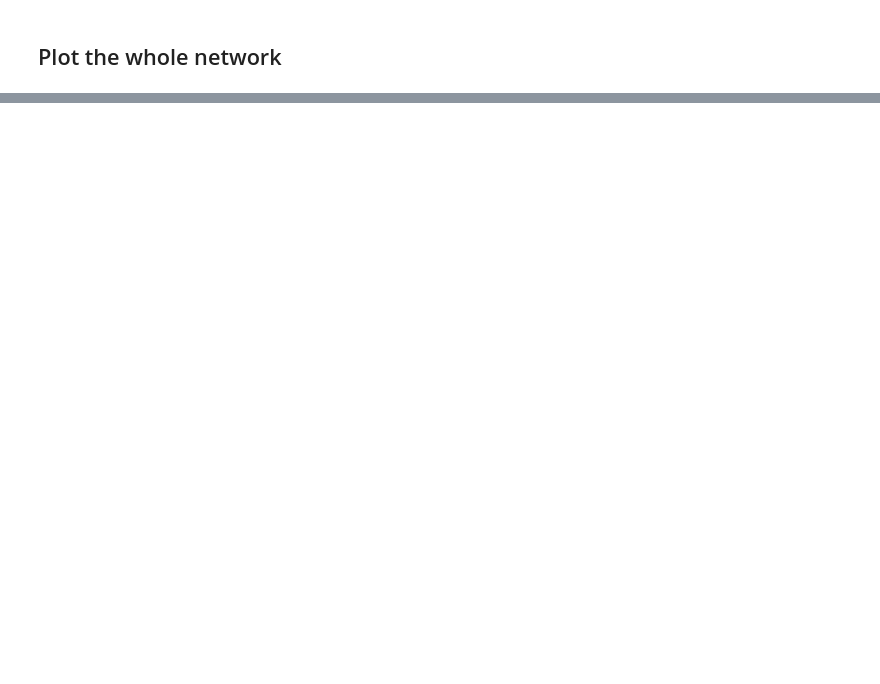
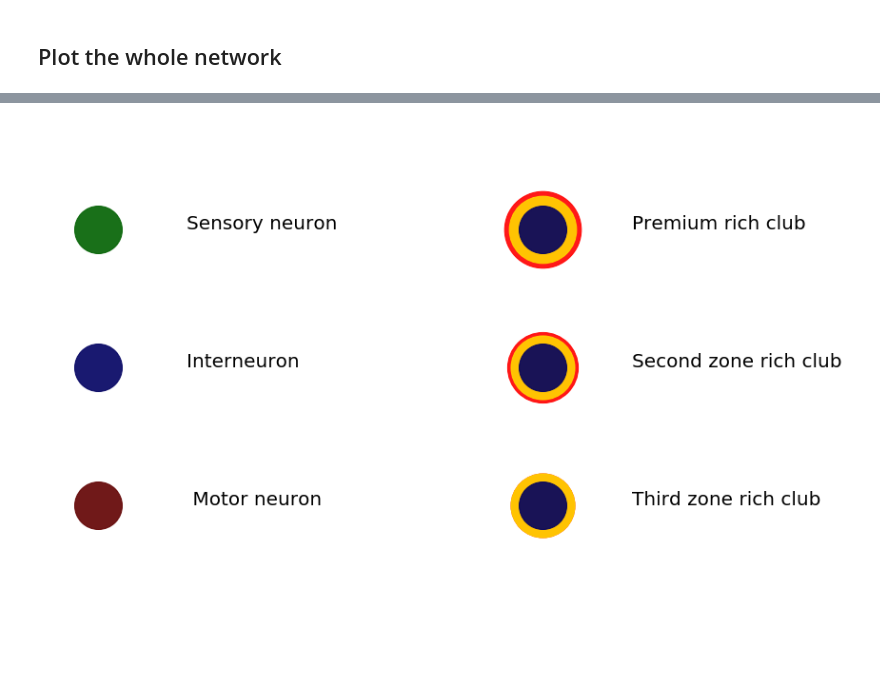
Before and after one commit to MarcJavin/WormConnectome, a Jupyter notebook: Connectome Visualizer.ipynb, the cells around one changed output, grey strips where cells are left out. Saved outputs shown, nothing was run; the diff lists cells and outputs as text; code cells hidden in the pictures; blank space fills up the shorter version.

```diff
--- a/Connectome Visualizer.ipynb
+++ b/Connectome Visualizer.ipynb
@@ -209,3 +211,29 @@ plt.show()
+# %%
+"""Create legend"""
+
+plt.figure(figsize=(10,10))
+g = nx.Graph()
+nodes = range(6)
+g.add_nodes_from(nodes)
+legends = ['Sensory neuron', 'Interneuron', ' Motor neuron',
+           'Premium rich club', 'Second zone rich club', 'Third zone rich club']
+pos = {}
+for i in nodes:
+    pos[i] = [10*(i//3),-20*(i%3)]
+    plt.text(pos[i][0]+2, pos[i][1], legends[i], fontsize=20)
+draw_nodes(pos, SENSOR_SHAPE, [0], SENSOR_COLOR, G=g)
+draw_nodes(pos, INTER_SHAPE, [1], INTER_COLOR, G=g)
+draw_nodes(pos, MOTOR_SHAPE, [2], MOTOR_COLOR, G=g)
+draw_rich(pos, [3], G=g)
+draw_rich(pos, [4], sk=5600, sr=5500, sg=4500, G=g)
+draw_rich(pos, [5], sk=4600, sr=4500, sg=4500, G=g)
+plt.ylim(-60, 15)
+# plt.xlim(0, 15)
+plt.axis('off')
+plt.draw()
+plt.savefig('legend.png',dpi=200)
+# %% [output]
+[figure, added]
 # %%
 import pickle
 
```
Also changed, not shown: parts of 4 cells of this notebook, 1 other file.
